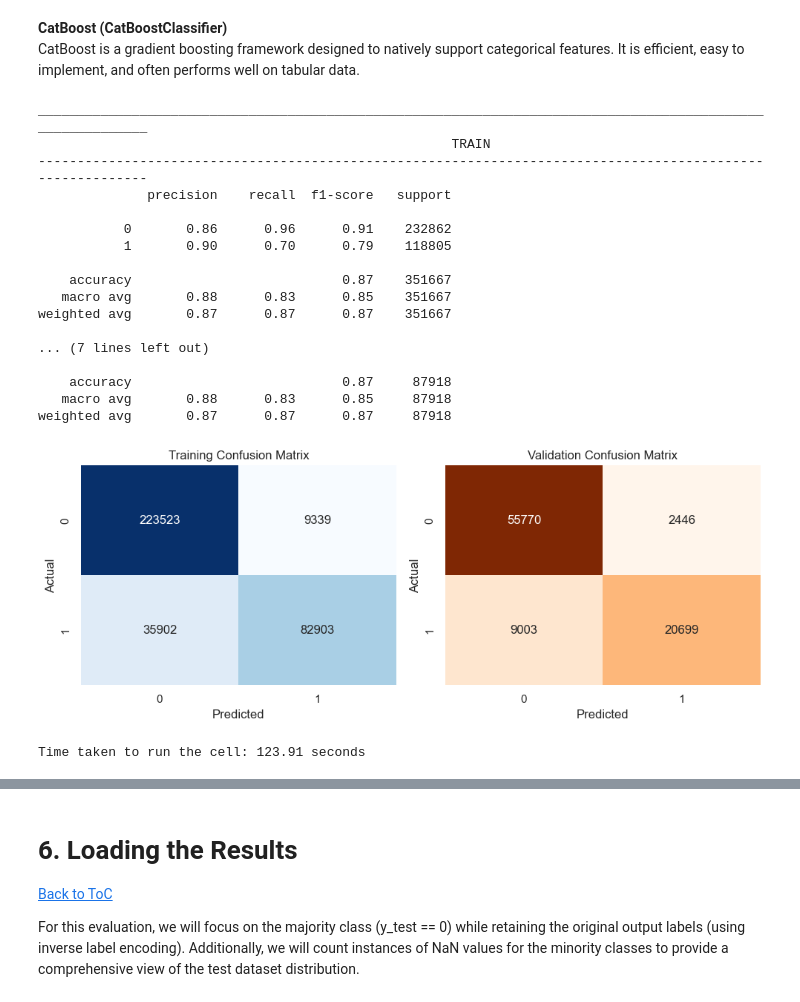
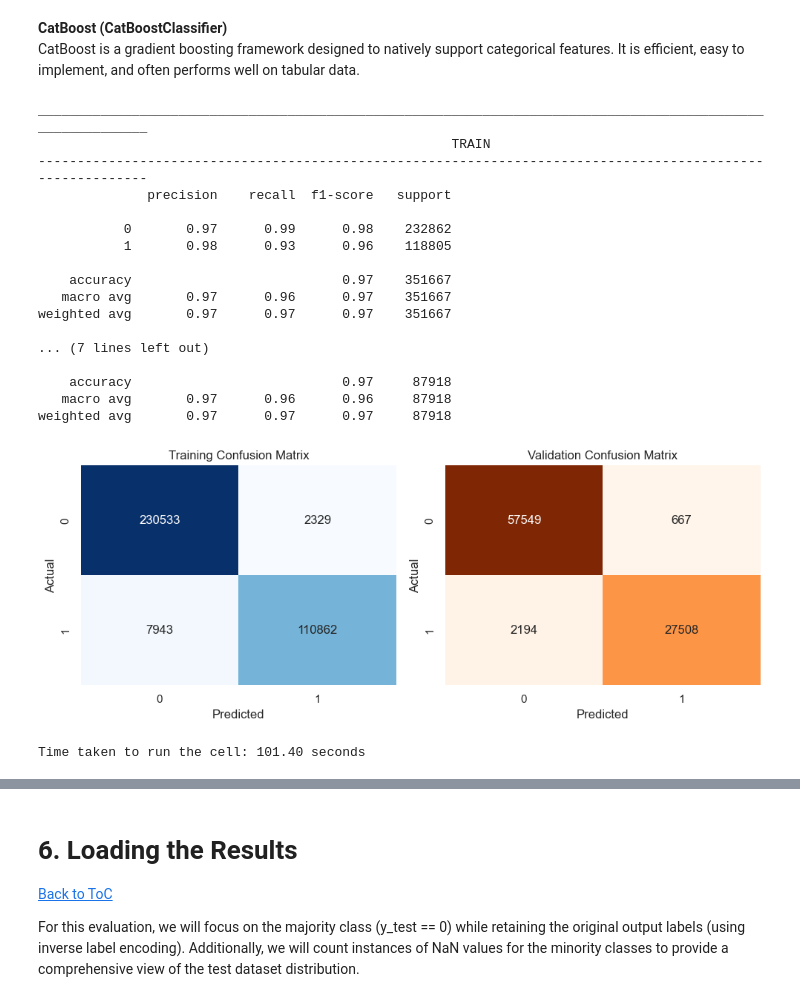
Before and after one commit to xandga/Machine_Learning_project, a Jupyter notebook: Deliverables/5. Level 2 Binary Classification.ipynb, the cells around one changed output, grey strips where cells are left out. Drawn from its saved outputs; the diff is of its cells as text; code cells hidden in the pictures.

```diff
--- a/Deliverables/5. Level 2 Binary Classification.ipynb
+++ b/Deliverables/5. Level 2 Binary Classification.ipynb
@@ -1090,45 +1091,45 @@ CatBoost is a gradient boosting framework designed to natively support categoric
 # %%
 # Record the start time
 start_time = time.time()
 
 # Initialize the CatBoost model
 catboost_model = CatBoostClassifier(random_state=42, verbose=0)  # Set verbose=0 to suppress training logs
 
 # Fit the model to the training data
-catboost_model.fit(X_train_scaled, y_train_2_4_encoded)
+catboost_model.fit(X_train_scaled_consider, y_train_2_4_encoded)
 
 # Predict the model for the training data
-y_pred_catboost_train = catboost_model.predict(X_train_scaled)
+y_pred_catboost_train = catboost_model.predict(X_train_scaled_consider)
 
 # Predict the model for the validation data
-y_pred_catboost = catboost_model.predict(X_val_scaled)
+y_pred_catboost = catboost_model.predict(X_val_scaled_consider)
 
 # Print the classification report
 metrics(y_train_2_4_encoded, y_pred_catboost_train, y_val_2_4_encoded, y_pred_catboost)
 
 # Record the end time and calculate duration
 end_time = time.time()
 print(f"Time taken to run the cell: {end_time - start_time:.2f} seconds")
 # %% [output]
 ___________________________________________________________________________________________________________
                                                      TRAIN
 -----------------------------------------------------------------------------------------------------------
               precision    recall  f1-score   support
 
-           0       0.86      0.96      0.91    232862
-           1       0.90      0.70      0.79    118805
+           0       0.97      0.99      0.98    232862
+           1       0.98      0.93      0.96    118805
 
-    accuracy                           0.87    351667
-   macro avg       0.88      0.83      0.85    351667
-weighted avg       0.87      0.87      0.87    351667
+    accuracy                           0.97    351667
+   macro avg       0.97      0.96      0.97    351667
+weighted avg       0.97      0.97      0.97    351667
 
 ... (7 lines left out)
 
-    accuracy                           0.87     87918
-   macro avg       0.88      0.83      0.85     87918
-weighted avg       0.87      0.87      0.87     87918
+    accuracy                           0.97     87918
+   macro avg       0.97      0.96      0.96     87918
+weighted avg       0.97      0.97      0.97     87918
-[figure, old version]
+[figure, new version]
-Time taken to run the cell: 123.91 seconds
+Time taken to run the cell: 101.40 seconds
 # %% [markdown]
 ## 5.5. Summary of Models </b> <a class="anchor" id="section_5_5"></a>
 
```
Also changed, not shown: parts of 17 cells of this notebook.
